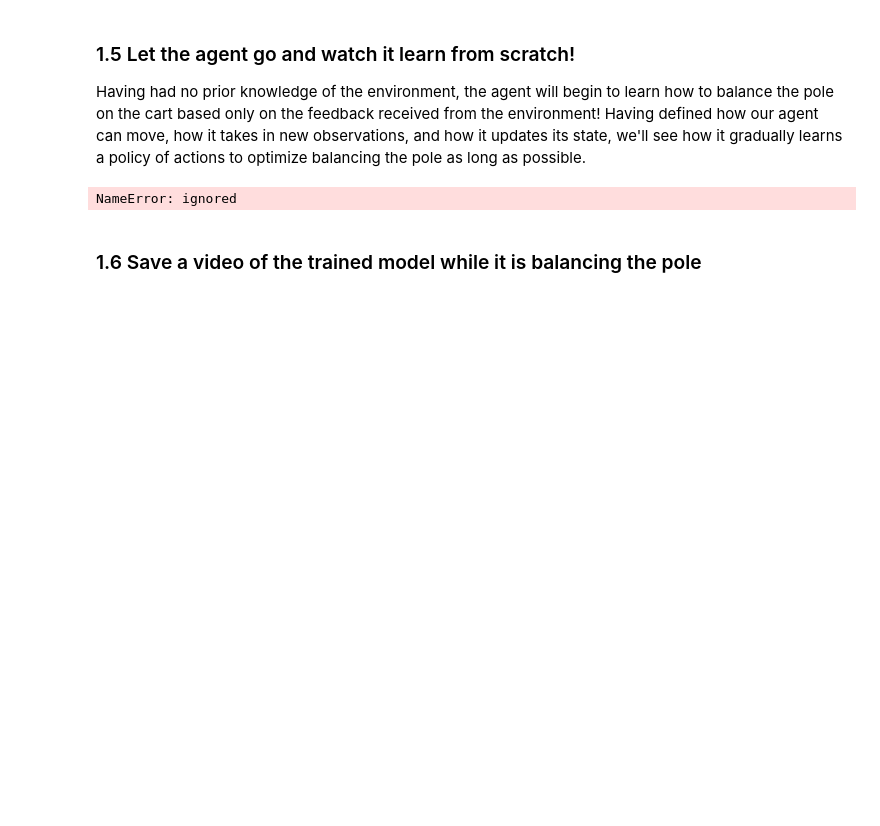
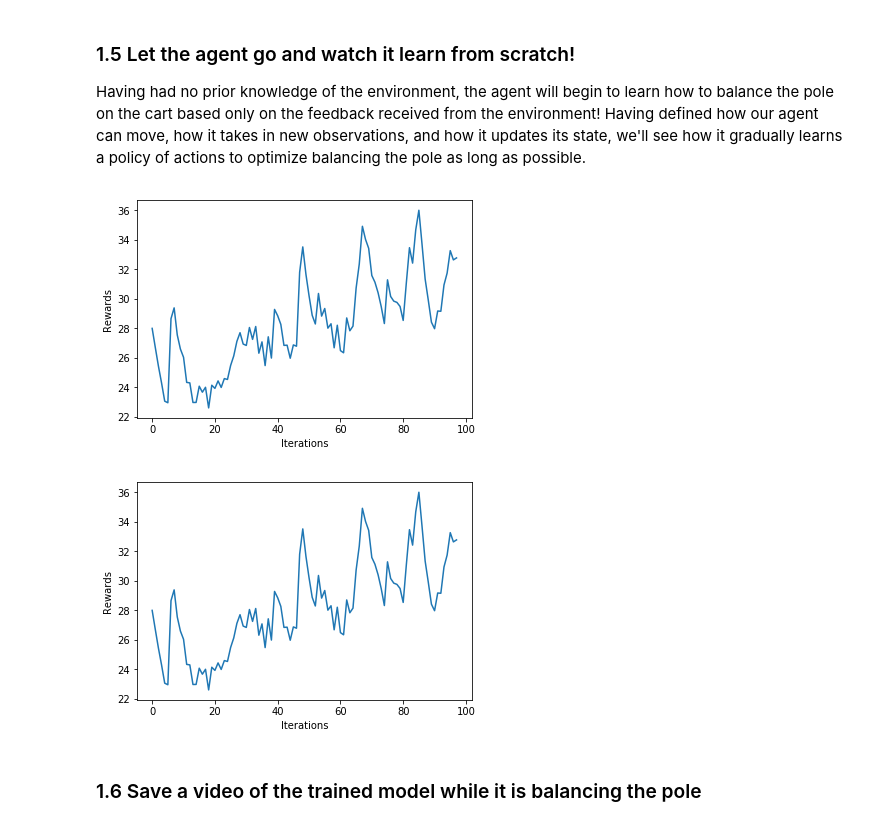
Before and after one commit to EthanLuan/introtodeeplearning_labs, a Jupyter notebook: lab3/Lab3_rl.ipynb, the cells around one changed output. Cells and saved outputs as stored; diff of their text form; code cells hidden in the pictures; blank space fills up the shorter version.

```diff
--- a/lab3/Lab3_rl.ipynb
+++ b/lab3/Lab3_rl.ipynb
@@ -120,14 +119,14 @@ def choose_action(model, observation):
 
   observation = observation.reshape([1, -1])
   '''TODO: feed the observations through the model to predict the log probabilities of each possible action.'''
-  logits = cartpole_model(observation)   # TODO
+  logits = model.predict(observation)   # TODO  ?? what if model(observation)
 
   # pass the log probabilities through a softmax to compute true probabilities
   prob_weights = tf.nn.softmax(logits).numpy()
 
   '''TODO: randomly sample from the prob_weights to pick an action.
   Hint: carefully consider the dimensionality of the input probabilities (vector) and the output action (scalar)'''
-  action = prob_weights[numpy.random.randrange(len(prob_weights))]    # TODO
+  action = np.random.choice(n_actions, size = 1, p = prob_weights.flatten())[0]    # TODO ?? why [0]
 
   return action
 # %% [markdown]
@@ -187,9 +186,9 @@ Since the log function is monotonically increasing, this means that minimizing n
 # %%
 def compute_loss(logits, actions, rewards):
   '''TODO: complete the call to compute the loss'''
-  neg_logprob = tf.nn.sparse_softmax_cross_entropy_with_logits(logits, actions) # TODO
+  neg_logprob = tf.nn.sparse_softmax_cross_entropy_with_logits(logits = logits, labels = actions) # TODO
   '''TODO: scale the negative log probability by the rewards'''
-  loss = tf.reduce_mean(neg_logprob / rewards) # TODO
+  loss = tf.reduce_mean(neg_logprob * rewards) # TODO
   return loss
 # %% [markdown]
 Now let's use the loss function to define a backpropogation step of our learning algorithm.
@@ -204,7 +203,7 @@ def train_step(model, optimizer, observations, actions, discounted_rewards):
       loss = compute_loss(logits, actions, discounted_rewards)# TODO
 
   '''TODO: run backpropagation using the tape.gradient method'''
-  grads = tape.gradient(loss, actions) # TODO
+  grads = tape.gradient(loss, model.variables) # TODO
   optimizer.apply_gradients(zip(grads, model.variables), global_step=tf.train.get_or_create_global_step())
 # %% [markdown]
 ### 1.5 Let the agent go and watch it learn from scratch!
@@ -217,40 +216,41 @@ smoothed_reward = util.LossHistory(smoothing_factor=0.9)
 plotter = util.PeriodicPlotter(sec=5, xlabel='Iterations', ylabel='Rewards')
 
 
-for i_episode in range(1000):
+for i_episode in range(100):
 
   plotter.plot(smoothed_reward.get())
 
   # Restart the environment
   observation = env.reset()
 
   while True:
       # using our observation, take an action
       action = choose_action(cartpole_model, observation)
       next_observation, reward, done, info = env.step(action)
       # add to memory
       memory.add_to_memory(observation, action, reward)
 
       # is the episode over? did you crash or do so well that you're done?
       if done:
           # determine total reward and keep a record of this
           total_reward = sum(memory.rewards)
           smoothed_reward.append( total_reward )
 
           # initiate training - remember we don't know anything about how the agent is doing until it's crashed!
           train_step(cartpole_model,
                      optimizer,
                      observations = np.vstack(memory.observations),
                      actions = np.array(memory.actions),
                      discounted_rewards = discount_rewards(memory.rewards)
                     )
 
           memory.clear()
           break
       # update our observatons
       observation = next_observation
 # %% [output]
-NameError: ignored
+[figure, added]
+[figure, added]
 # %% [markdown]
 ### 1.6 Save a video of the trained model while it is balancing the pole
 # %%
```
Also changed, not shown: parts of 3 cells of this notebook.
